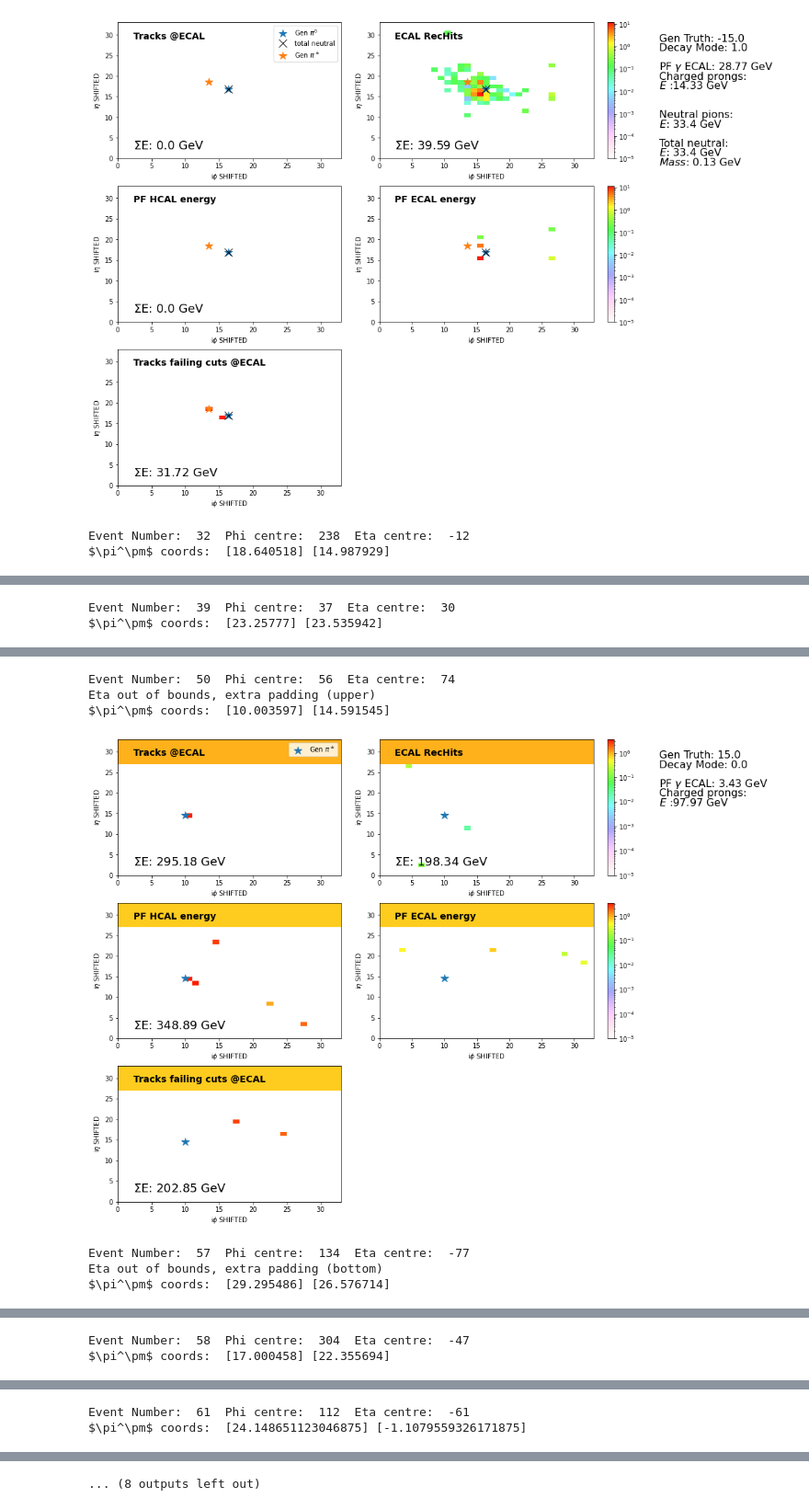
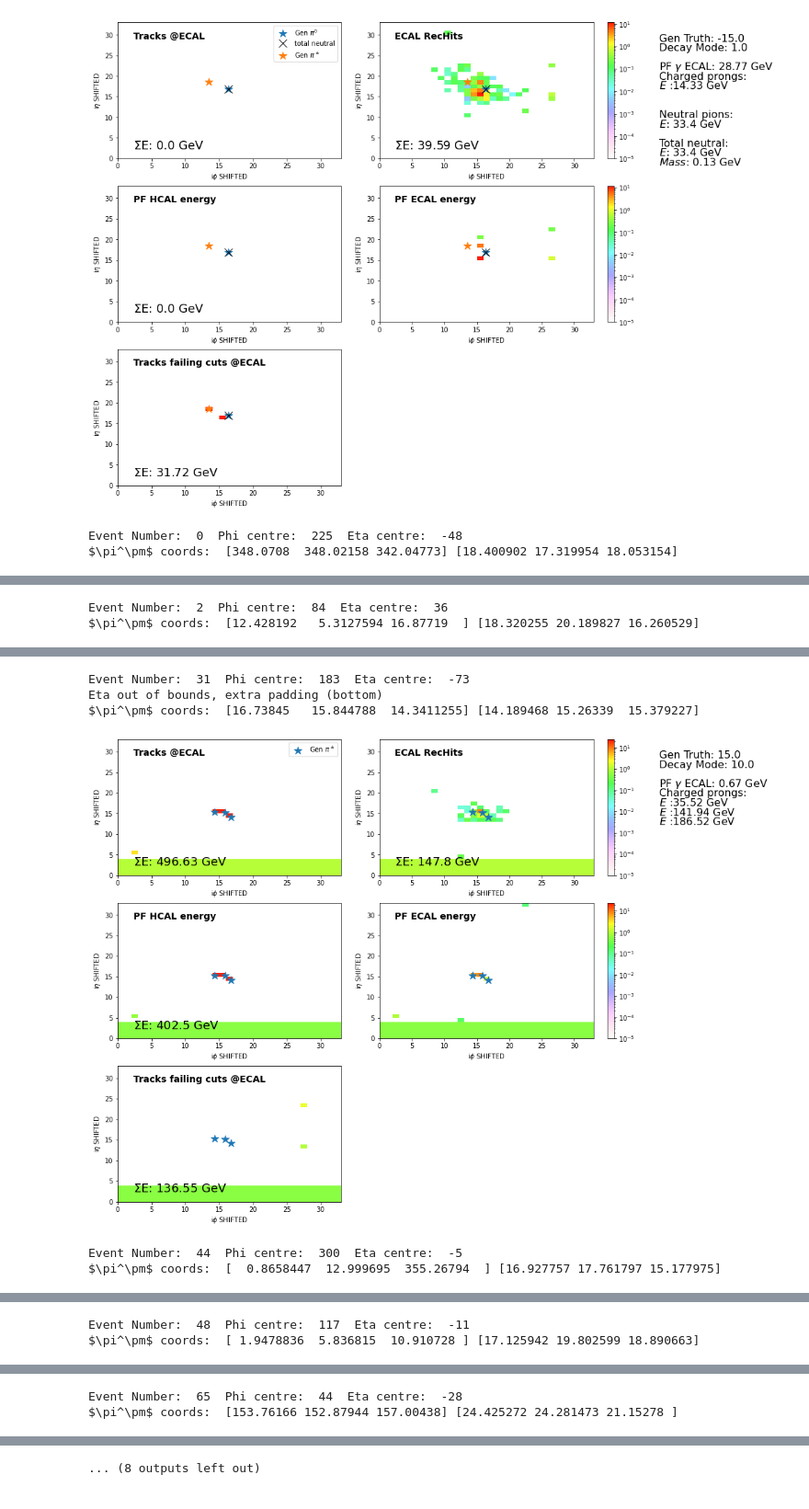
Before and after one commit to lucasrussell01/DeepPi, a Jupyter notebook: Analysis/notebooks/plot_images.ipynb, the cells around one changed output, grey strips where cells are left out. Shown: that part at 92% size. Cells and saved outputs as stored; diff of their text form; code cells hidden in the pictures.

```diff
--- a/Analysis/notebooks/plot_images.ipynb
+++ b/Analysis/notebooks/plot_images.ipynb
@@ -50,9 +50,9 @@ quick_tau(ev, DMs=[1])
 # %%
 for i in range(plotter.nEvts):
     barrel = plotter.get_barrel(i)
-    plotter.plot_tau(barrel[0], barrel[1], barrel[2], barrel[3], barrel[4], i, DM = [0])
+    plotter.plot_tau(barrel[0], barrel[1], barrel[2], barrel[3], barrel[4], i, DM = [10])
     if i>100:
         break
 # %% [output]
-Event Number:  32  Phi centre:  238  Eta centre:  -12
-$\pi^\pm$ coords:  [18.640518] [14.987929]
+Event Number:  0  Phi centre:  225  Eta centre:  -48
+$\pi^\pm$ coords:  [348.0708  348.02158 342.04773] [18.400902 17.319954 18.053154]
@@ -60,2 +60,2 @@ $\pi^\pm$ coords:  [18.640518] [14.987929]
-Event Number:  39  Phi centre:  37  Eta centre:  30
-$\pi^\pm$ coords:  [23.25777] [23.535942]
+Event Number:  2  Phi centre:  84  Eta centre:  36
+$\pi^\pm$ coords:  [12.428192   5.3127594 16.87719  ] [18.320255 20.189827 16.260529]
@@ -63,7 +63,6 @@ $\pi^\pm$ coords:  [23.25777] [23.535942]
-Event Number:  50  Phi centre:  56  Eta centre:  74
-Eta out of bounds, extra padding (upper)
-$\pi^\pm$ coords:  [10.003597] [14.591545]
+Event Number:  31  Phi centre:  183  Eta centre:  -73
+Eta out of bounds, extra padding (bottom)
+$\pi^\pm$ coords:  [16.73845   15.844788  14.3411255] [14.189468 15.26339  15.379227]
-[figure, old version]
+[figure, new version]
-Event Number:  57  Phi centre:  134  Eta centre:  -77
-Eta out of bounds, extra padding (bottom)
-$\pi^\pm$ coords:  [29.295486] [26.576714]
+Event Number:  44  Phi centre:  300  Eta centre:  -5
+$\pi^\pm$ coords:  [  0.8658447  12.999695  355.26794  ] [16.927757 17.761797 15.177975]
@@ -71,2 +70,2 @@ $\pi^\pm$ coords:  [29.295486] [26.576714]
-Event Number:  58  Phi centre:  304  Eta centre:  -47
-$\pi^\pm$ coords:  [17.000458] [22.355694]
+Event Number:  48  Phi centre:  117  Eta centre:  -11
+$\pi^\pm$ coords:  [ 1.9478836  5.836815  10.910728 ] [17.125942 19.802599 18.890663]
@@ -74,2 +73,2 @@ $\pi^\pm$ coords:  [17.000458] [22.355694]
-Event Number:  61  Phi centre:  112  Eta centre:  -61
-$\pi^\pm$ coords:  [24.148651123046875] [-1.1079559326171875]
+Event Number:  65  Phi centre:  44  Eta centre:  -28
+$\pi^\pm$ coords:  [153.76166 152.87944 157.00438] [24.425272 24.281473 21.15278 ]
```
Also changed, not shown: parts of 1 cell of this notebook, 6 other files.
